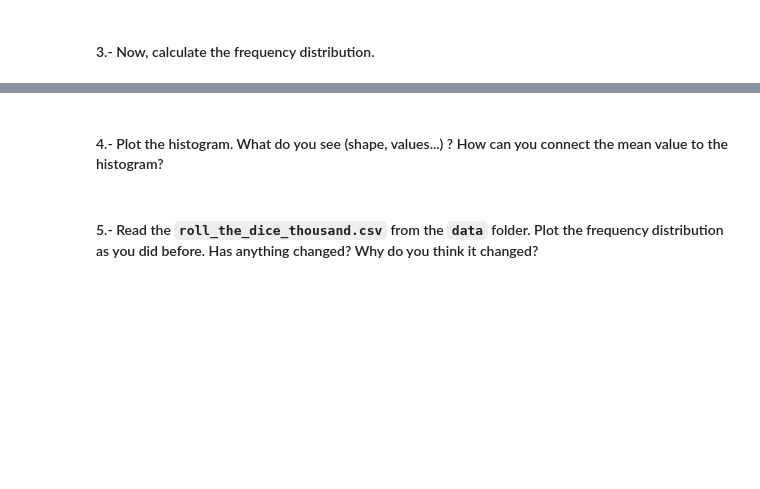
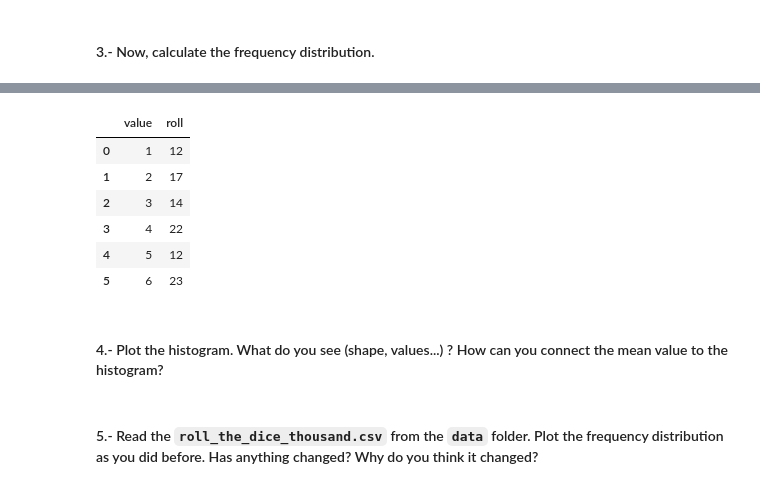
Before and after one commit to kevinthai-ironhack/Kevin_Labs, a Jupyter notebook: Module_2/Lab_4/main.ipynb, the cells around one changed output, grey strips where cells are left out. Cells and saved outputs as stored; diff of their text form; code cells hidden in the pictures; blank space fills up the shorter version.

```diff
--- a/Module_2/Lab_4/main.ipynb
+++ b/Module_2/Lab_4/main.ipynb
@@ -193,3 +217,14 @@ your comments here
+# %%
+freq_hundred = hundred.groupby(['value']).count().reset_index()
+freq_hundred
+# %% [output]
+|  | value | roll |
+| 0 | 1 | 12 |
+| 1 | 2 | 17 |
+| 2 | 3 | 14 |
+| 3 | 4 | 22 |
+| 4 | 5 | 12 |
+| 5 | 6 | 23 |
 # %% [markdown]
 #### 4.- Plot the histogram. What do you see (shape, values...) ? How can you connect the mean value to the histogram?
 # %%
```
Also changed, not shown: parts of 29 cells of this notebook.
